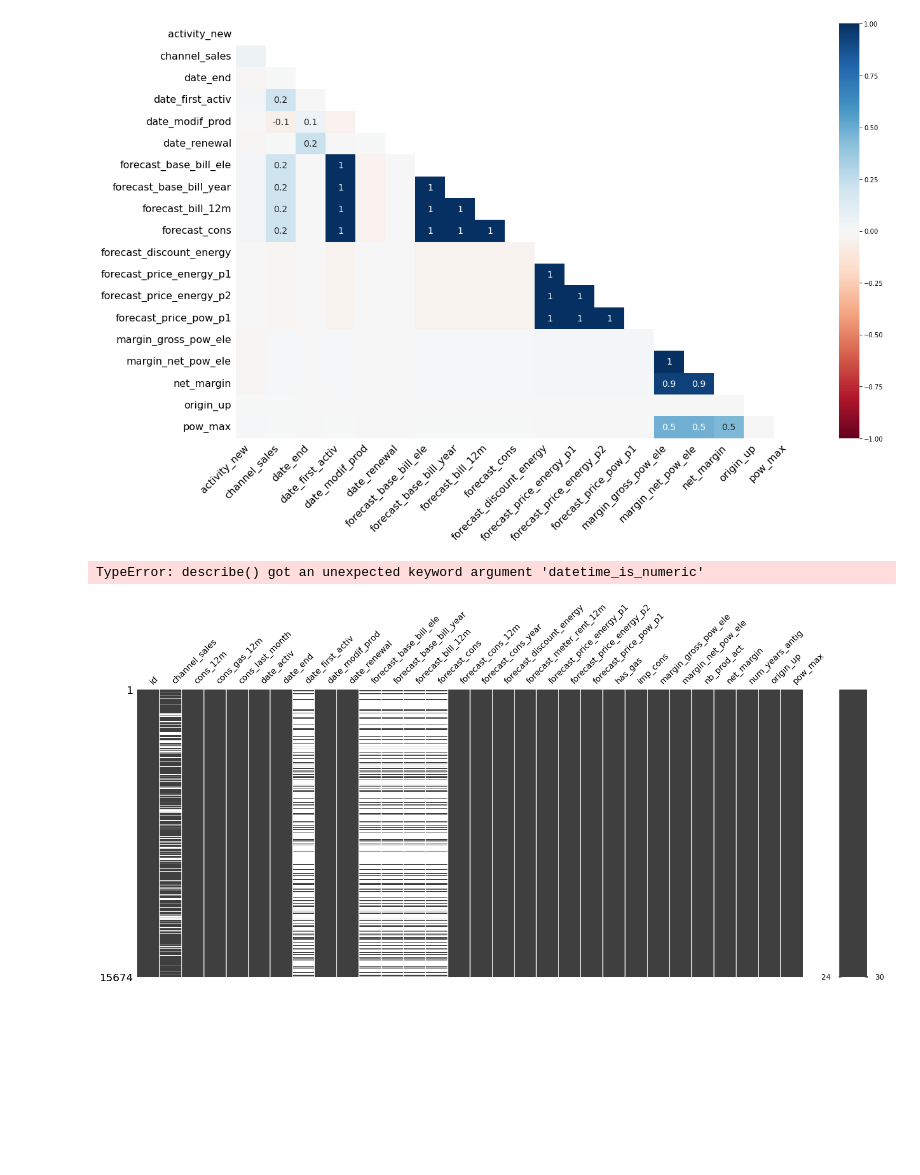
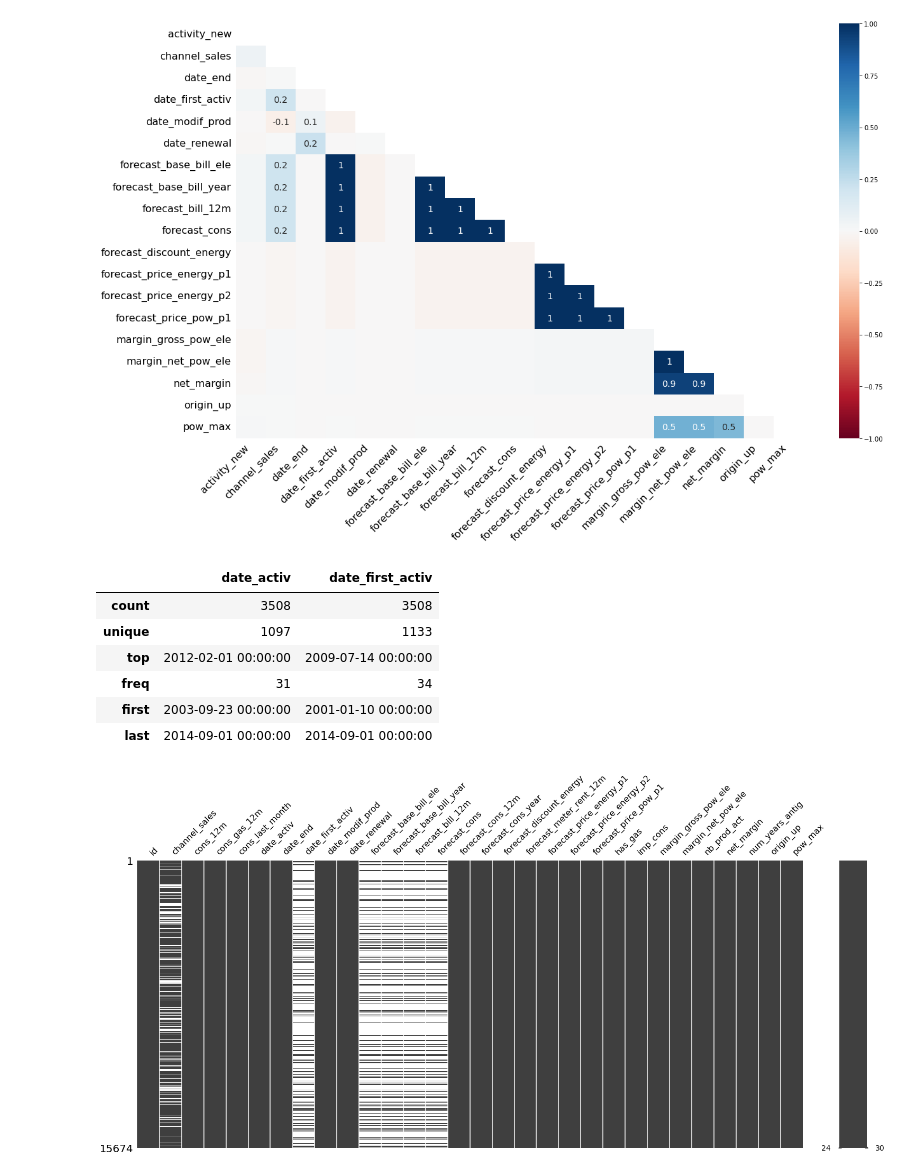
Before and after one commit to shpatrickguo/bitgrit, a Jupyter notebook: shpg-dsprojects/_build/jupyter_execute/projects/BCG/PowerCo.ipynb, the cells around one changed output. Drawn from its saved outputs; the diff is of its cells as text; code cells hidden in the pictures; blank space fills up the shorter version.

```diff
--- a/shpg-dsprojects/_build/jupyter_execute/projects/BCG/PowerCo.ipynb
+++ b/shpg-dsprojects/_build/jupyter_execute/projects/BCG/PowerCo.ipynb
@@ -495,20 +495,26 @@ plt.show()
 # %%
 # Demonstrate why the date_activ column cannot replace completely date_first_activ
 activity = ['date_activ','date_first_activ']
 
 # Filter the columns of interest
 pco_activity = pco_main[activity]
 
 # Obtain only the complete cases
 pco_activity_cc = pco_activity.dropna(subset=['date_first_activ'],how='any',inplace=False)
 
 # Test whether two objects contain the same elements.
 pco_activity_cc.date_activ.equals(pco_activity_cc.date_first_activ)
 
 # Describe it
-pco_activity_cc.describe(datetime_is_numeric=True)
+pco_activity_cc.describe()
 # %% [output]
-TypeError: describe() got an unexpected keyword argument 'datetime_is_numeric'
+|  | date_activ | date_first_activ |
+| count | 3508 | 3508 |
+| unique | 1097 | 1133 |
+| top | 2012-02-01 00:00:00 | 2009-07-14 00:00:00 |
+| freq | 31 | 34 |
+| first | 2003-09-23 00:00:00 | 2001-01-10 00:00:00 |
+| last | 2014-09-01 00:00:00 | 2014-09-01 00:00:00 |
 # %%
 # Drop the column activity_new and campaign_disc_elec
 pco_main_drop = pco_main.drop(labels= ['activity_new','campaign_disc_ele'] , axis=1)
```
Also changed, not shown: parts of 2 cells of this notebook, 13 other files.
